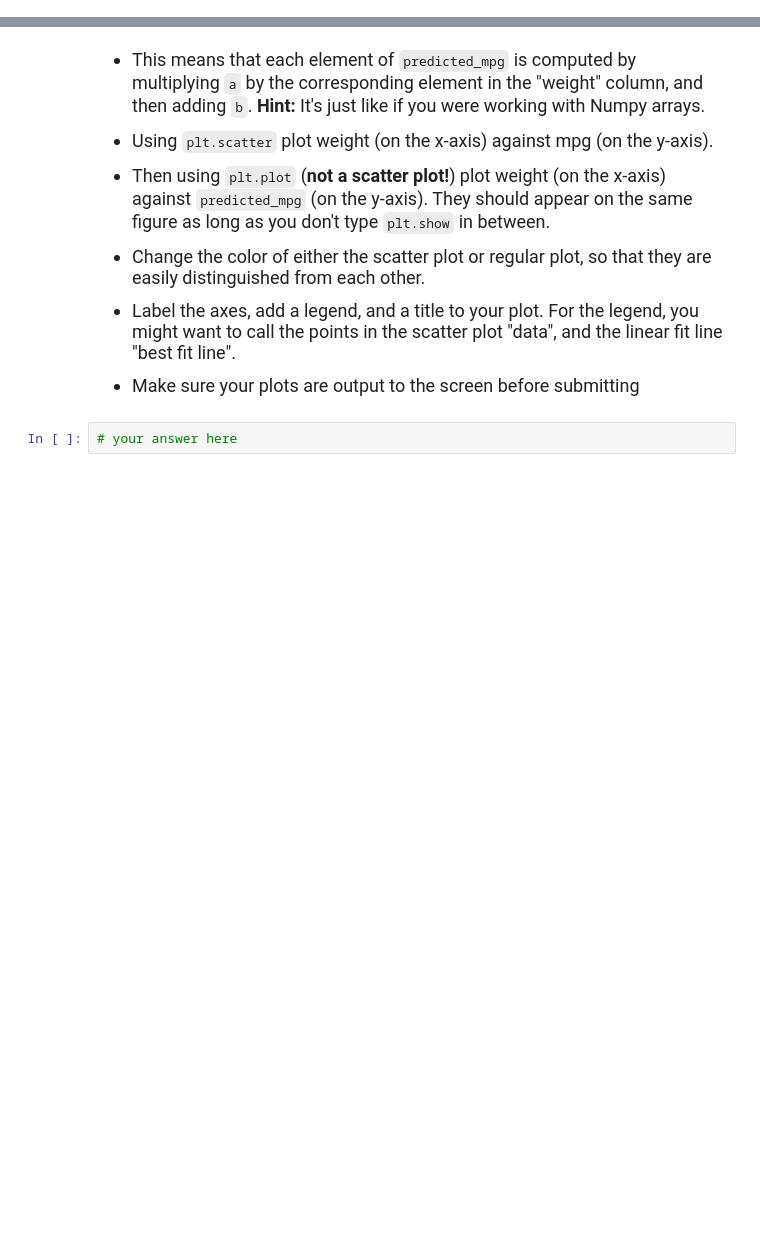
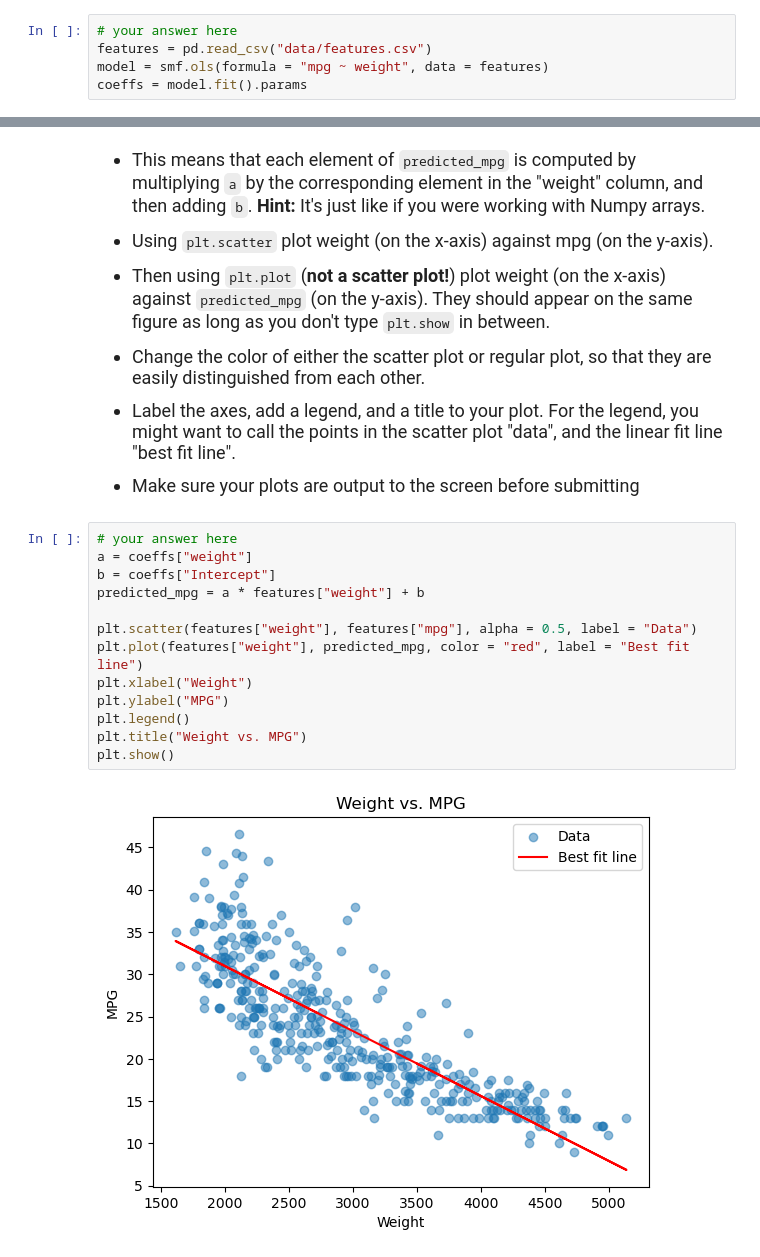
Before and after one commit to twu66021-sys/datasci151fall2026, a Jupyter notebook: _assignments/assignment_8/Assignment8.ipynb, the cells around one changed output, grey strips where cells are left out. Drawn from its saved outputs; the diff is of its cells as text; blank space fills up the shorter version.

```diff
--- a/_assignments/assignment_8/Assignment8.ipynb
+++ b/_assignments/assignment_8/Assignment8.ipynb
@@ -184,3 +235,8 @@ This problem is continued in Question (5)
+# %%
+# your answer here
+features = pd.read_csv("data/features.csv")
+model = smf.ols(formula = "mpg ~ weight", data = features)
+coeffs = model.fit().params
 # %% [markdown]
 <font size = "5">
 
@@ -208,5 +264,18 @@ $$\hat{m}_i = a\cdot w_i + b$$
 - Label the axes, add a legend, and a title to your plot. For the legend, you might want to call the points in the scatter plot "data", and the linear fit line "best fit line".
 
 - Make sure your plots are output to the screen before submitting
-# %%
-# your answer here
+# %%
+# your answer here
+a = coeffs["weight"]
+b = coeffs["Intercept"]
+predicted_mpg = a * features["weight"] + b
+
+plt.scatter(features["weight"], features["mpg"], alpha = 0.5, label = "Data")
+plt.plot(features["weight"], predicted_mpg, color = "red", label = "Best fit line")
+plt.xlabel("Weight")
+plt.ylabel("MPG")
+plt.legend()
+plt.title("Weight vs. MPG")
+plt.show()
+# %% [output]
+[figure, added]
```
Also changed, not shown: parts of 7 cells of this notebook.
